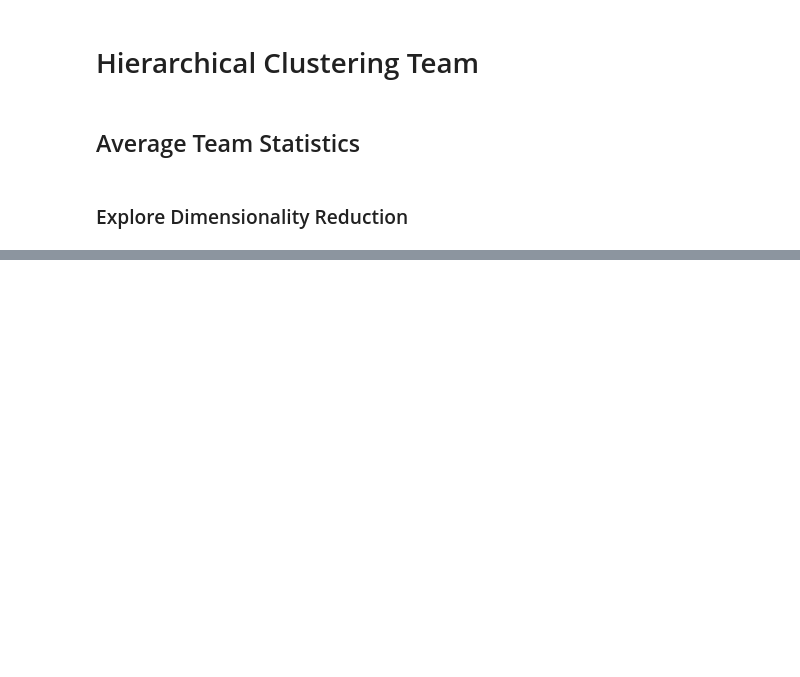
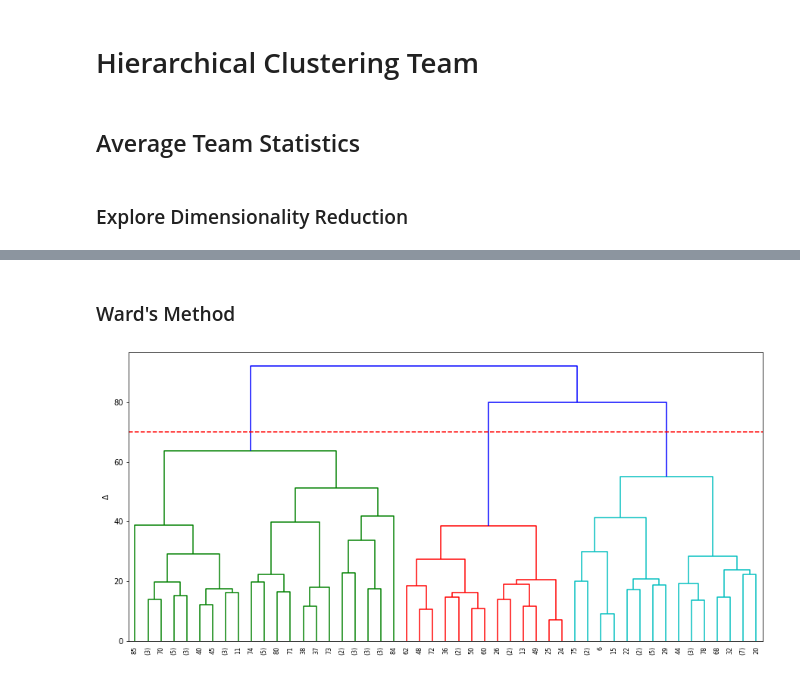
Before and after one commit to abeljoshua20/PBA-Statistic-Clustering, a Jupyter notebook: PBA_Merging_WordCloud.ipynb, the cells around one changed output, grey strips where cells are left out. Saved outputs shown, nothing was run; the diff lists cells and outputs as text; code cells hidden in the pictures; blank space fills up the shorter version.

```diff
--- a/PBA_Merging_WordCloud.ipynb
+++ b/PBA_Merging_WordCloud.ipynb
@@ -241,0 +174,9 @@ pca = PCA(10).fit(feature)
+# %% [markdown]
+### Ward's Method
+# %%
+fig, ax = plt.subplots(figsize=(15, 7))
+Z_ward = linkage(feature_raw, method='ward', optimal_ordering=True)
+ax = plot_dendrogram(Z_ward, ax)
+ax.axhline(70, c='r', linestyle='dashed');
+# %% [output]
+[figure, added]
```
Also changed, not shown: parts of 63 cells of this notebook.
